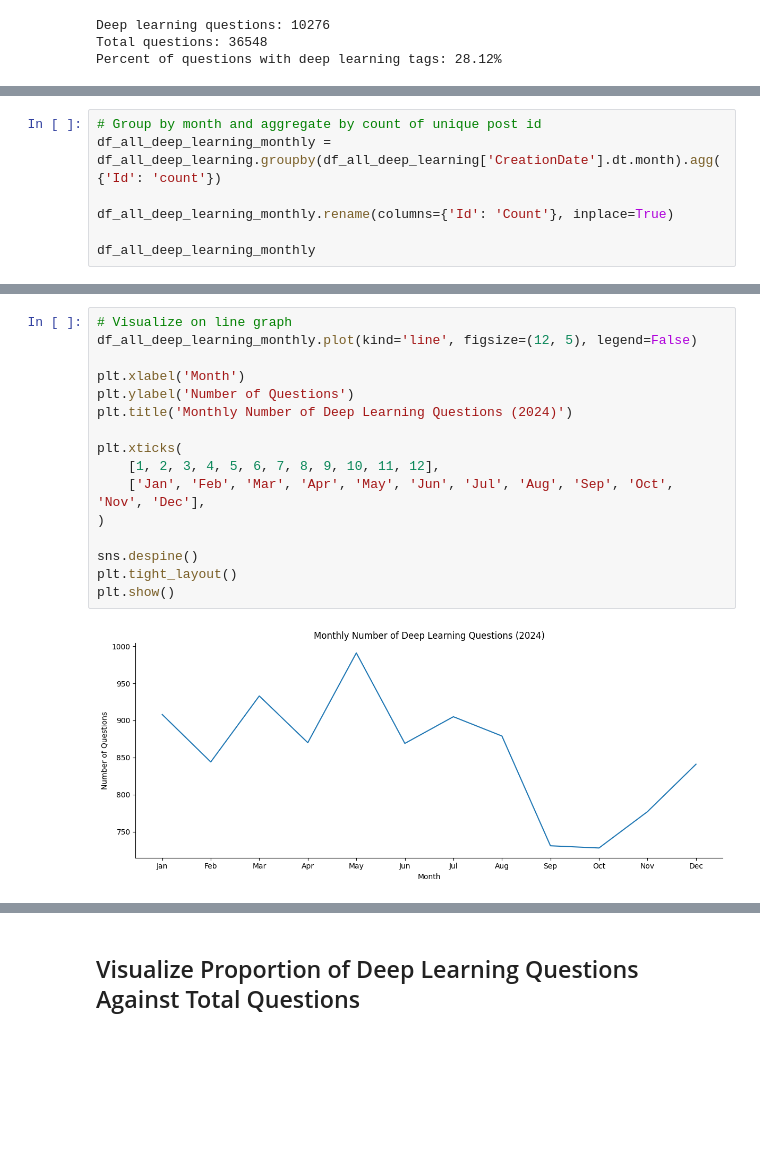
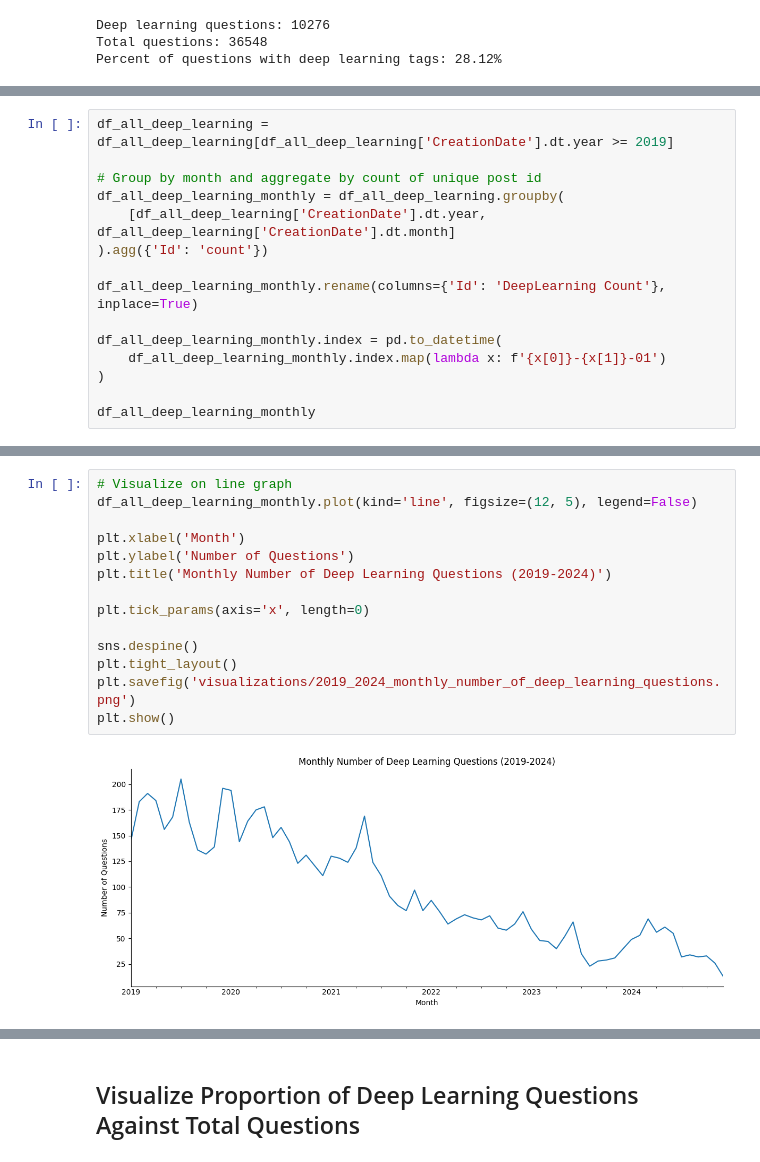
Before and after one commit to jastro-dev/dq-11-stackexchange-popular-questions, a Jupyter notebook: main_notebook.ipynb, the cells around one changed output, grey strips where cells are left out. Saved outputs shown, nothing was run; the diff lists cells and outputs as text; blank space fills up the shorter version.

Commit message:
add monthly deep learning questions visualizations add final recommendations

```diff
--- a/main_notebook.ipynb
+++ b/main_notebook.ipynb
@@ -468,8 +469,16 @@ In this section, we want to identify how the number of questions regarding deep-
 # %%
+df_all_deep_learning = df_all_deep_learning[df_all_deep_learning['CreationDate'].dt.year >= 2019]
+
 # Group by month and aggregate by count of unique post id
-df_all_deep_learning_monthly = df_all_deep_learning.groupby(df_all_deep_learning['CreationDate'].dt.month).agg({'Id': 'count'})
+df_all_deep_learning_monthly = df_all_deep_learning.groupby(
+    [df_all_deep_learning['CreationDate'].dt.year, df_all_deep_learning['CreationDate'].dt.month]
+).agg({'Id': 'count'})
 
-df_all_deep_learning_monthly.rename(columns={'Id': 'Count'}, inplace=True)
+df_all_deep_learning_monthly.rename(columns={'Id': 'DeepLearning Count'}, inplace=True)
+
+df_all_deep_learning_monthly.index = pd.to_datetime(
+    df_all_deep_learning_monthly.index.map(lambda x: f'{x[0]}-{x[1]}-01')
+)
 
 df_all_deep_learning_monthly
 # %% [output]
@@ -490,18 +498,16 @@ df_all_deep_learning_monthly
 # %%
 # Visualize on line graph
 df_all_deep_learning_monthly.plot(kind='line', figsize=(12, 5), legend=False)
 
 plt.xlabel('Month')
 plt.ylabel('Number of Questions')
-plt.title('Monthly Number of Deep Learning Questions (2024)')
+plt.title('Monthly Number of Deep Learning Questions (2019-2024)')
 
-plt.xticks(
-    [1, 2, 3, 4, 5, 6, 7, 8, 9, 10, 11, 12],
-    ['Jan', 'Feb', 'Mar', 'Apr', 'May', 'Jun', 'Jul', 'Aug', 'Sep', 'Oct', 'Nov', 'Dec'],
-)
+plt.tick_params(axis='x', length=0)
 
 sns.despine()
 plt.tight_layout()
+plt.savefig('visualizations/2019_2024_monthly_number_of_deep_learning_questions.png')
 plt.show()
 # %% [output]
-[figure, old version]
+[figure, new version]
```
Also changed, not shown: parts of 18 cells of this notebook, 2 other files.
